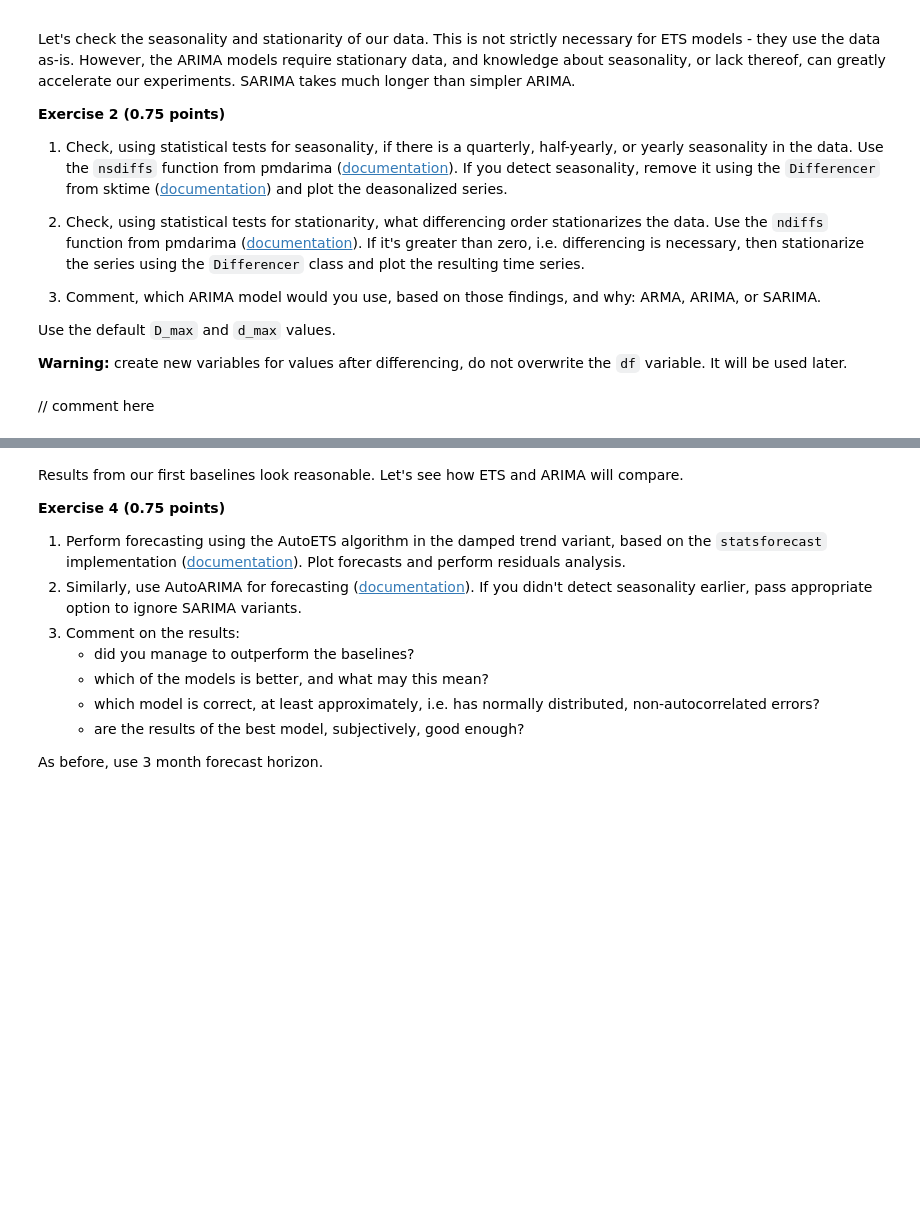
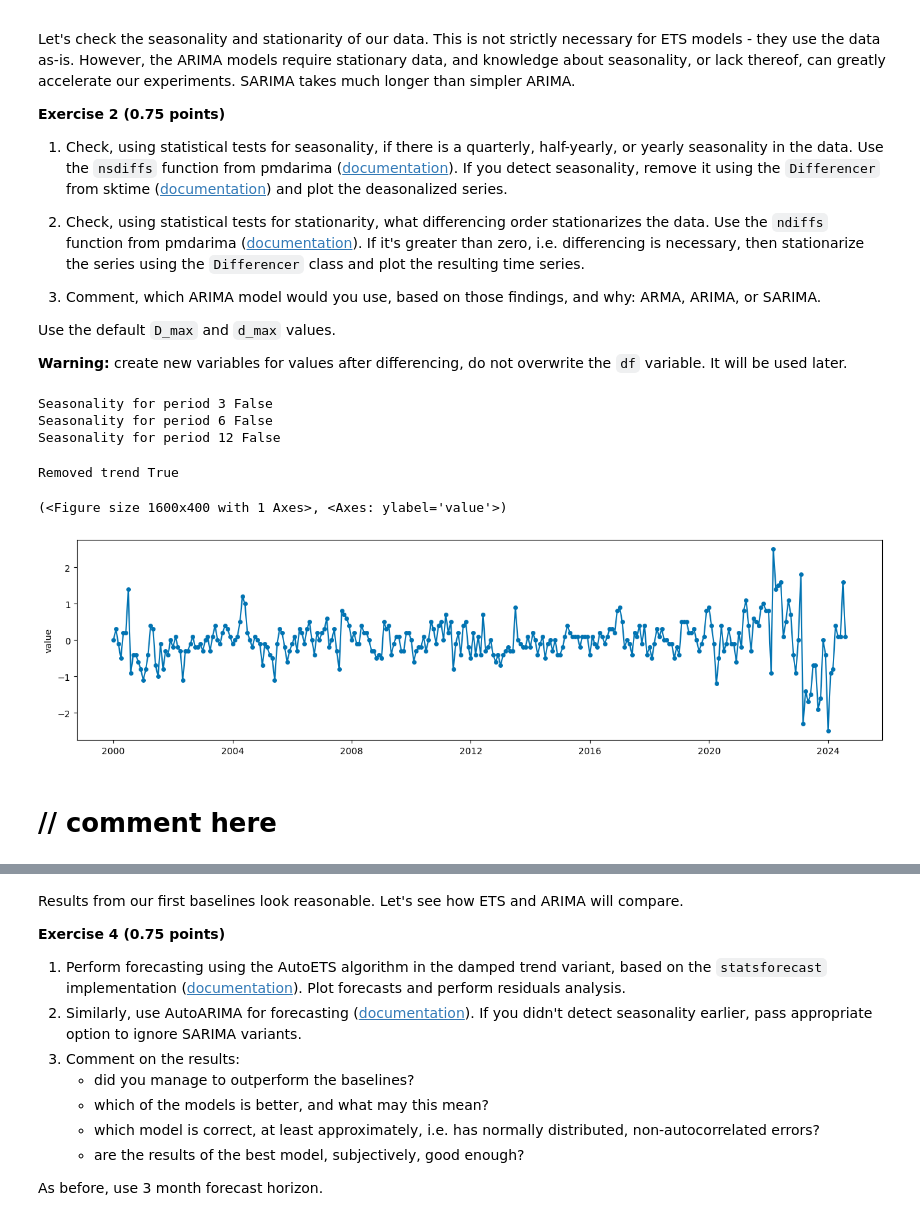
Before and after one commit to xsalonx/ml_time_series_forecasting_course, a Jupyter notebook: lab1_statistical_models/notebook_empty.ipynb, the cells around one changed output, grey strips where cells are left out. Saved outputs shown, nothing was run; the diff lists cells and outputs as text; code cells hidden in the pictures; blank space fills up the shorter version.

```diff
--- a/lab1_statistical_models/notebook_empty.ipynb
+++ b/lab1_statistical_models/notebook_empty.ipynb
@@ -99,8 +130,49 @@ Let's check the seasonality and stationarity of our data. This is not strictly n
 Use the default `D_max` and `d_max` values.
 
 **Warning:** create new variables for values after differencing, do not overwrite the `df` variable. It will be used later.
+# %%
+from pmdarima.arima import nsdiffs, ndiffs
+from sktime.transformations.series.difference import Differencer
+
+def find_and_remove_seasonality(df, m):
+    if nsdiffs(df, m):
+        transformer = Differencer(lags=m)
+        return  transformer.fit_transform(df), True
+    return df, False
+# %%
+m = 3
+diff_df, processed = find_and_remove_seasonality(df, m)
+print(f'Seasonality for period {m}', processed)
+
+m = 6
+diff_df, processed = find_and_remove_seasonality(diff_df, m)
+print(f'Seasonality for period {m}', processed)
+
+m = 12
+diff_df, processed = find_and_remove_seasonality(diff_df, m)
+print(f'Seasonality for period {m}', processed)
+# %% [output]
+Seasonality for period 3 False
+Seasonality for period 6 False
+Seasonality for period 12 False
+# %%
+def find_and_remove_trend(df):
+    if ndiffs(df):
+        transformer = Differencer(lags=1)
+        return  transformer.fit_transform(df), True
+    return df, False
+# %%
+diff_df, processed = find_and_remove_trend(diff_df)
+print(f'Removed trend', processed)
+# %% [output]
+Removed trend True
+# %%
+plot_series(diff_df)
+# %% [output]
+(<Figure size 1600x400 with 1 Axes>, <Axes: ylabel='value'>)
+[figure, added]
 # %% [markdown]
-// comment here
+# // comment here
 # %% [markdown]
 We are now basically ready to train our forecasting models. We will use 20% of the newest data for testing, using the expanding window strategy, with step 1 (we get inflation reading each month). MAE and MASE will be used as quality metrics.
 
```
Also changed, not shown: parts of 8 cells of this notebook.
